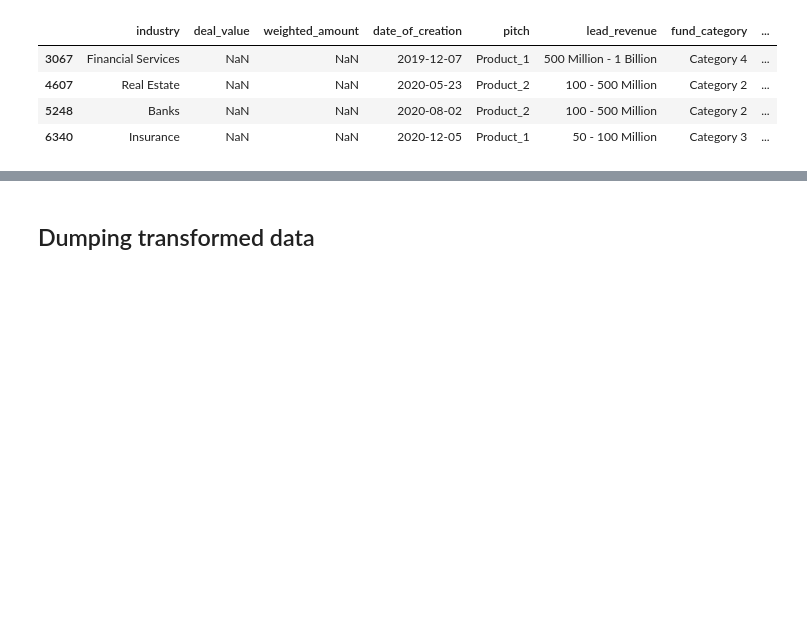
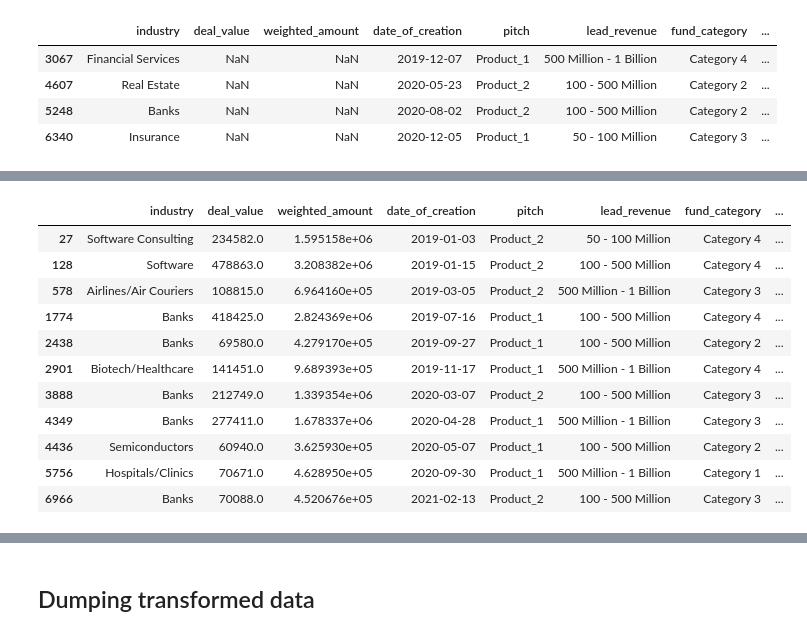
Before and after one commit to sank3t/Reduce-Marketing-Spend, a Jupyter notebook: Data Preparation.ipynb, the cells around one changed output, grey strips where cells are left out. Saved outputs shown, nothing was run; the diff lists cells and outputs as text; code cells hidden in the pictures; blank space fills up the shorter version.

```diff
--- a/Data Preparation.ipynb
+++ b/Data Preparation.ipynb
@@ -376,0 +456,15 @@ df_train = df_train[(~df_train['deal_value'].isna()) & (~df_train['weighted_amou
+# %%
+df_train[(df_train.poc_name == 'pooja') & (df_train.level_of_meeting == 'Level 3') & (df_train.resource == 'Yes')]
+# %% [output]
+|  | industry | deal_value | weighted_amount | date_of_creation | pitch | lead_revenue | fund_category | ... |
+| 27 | Software Consulting | 234582.0 | 1.595158e+06 | 2019-01-03 | Product_2 | 50 - 100 Million | Category 4 | ... |
+| 128 | Software | 478863.0 | 3.208382e+06 | 2019-01-15 | Product_2 | 100 - 500 Million | Category 4 | ... |
+| 578 | Airlines/Air Couriers | 108815.0 | 6.964160e+05 | 2019-03-05 | Product_2 | 500 Million - 1 Billion | Category 3 | ... |
+| 1774 | Banks | 418425.0 | 2.824369e+06 | 2019-07-16 | Product_1 | 100 - 500 Million | Category 4 | ... |
+| 2438 | Banks | 69580.0 | 4.279170e+05 | 2019-09-27 | Product_1 | 100 - 500 Million | Category 2 | ... |
+| 2901 | Biotech/Healthcare | 141451.0 | 9.689393e+05 | 2019-11-17 | Product_1 | 500 Million - 1 Billion | Category 4 | ... |
+| 3888 | Banks | 212749.0 | 1.339354e+06 | 2020-03-07 | Product_2 | 100 - 500 Million | Category 3 | ... |
+| 4349 | Banks | 277411.0 | 1.678337e+06 | 2020-04-28 | Product_1 | 500 Million - 1 Billion | Category 3 | ... |
+| 4436 | Semiconductors | 60940.0 | 3.625930e+05 | 2020-05-07 | Product_1 | 100 - 500 Million | Category 2 | ... |
+| 5756 | Hospitals/Clinics | 70671.0 | 4.628950e+05 | 2020-09-30 | Product_1 | 500 Million - 1 Billion | Category 1 | ... |
+| 6966 | Banks | 70088.0 | 4.520676e+05 | 2021-02-13 | Product_2 | 100 - 500 Million | Category 3 | ... |
```
Also changed, not shown: parts of 17 cells of this notebook.
